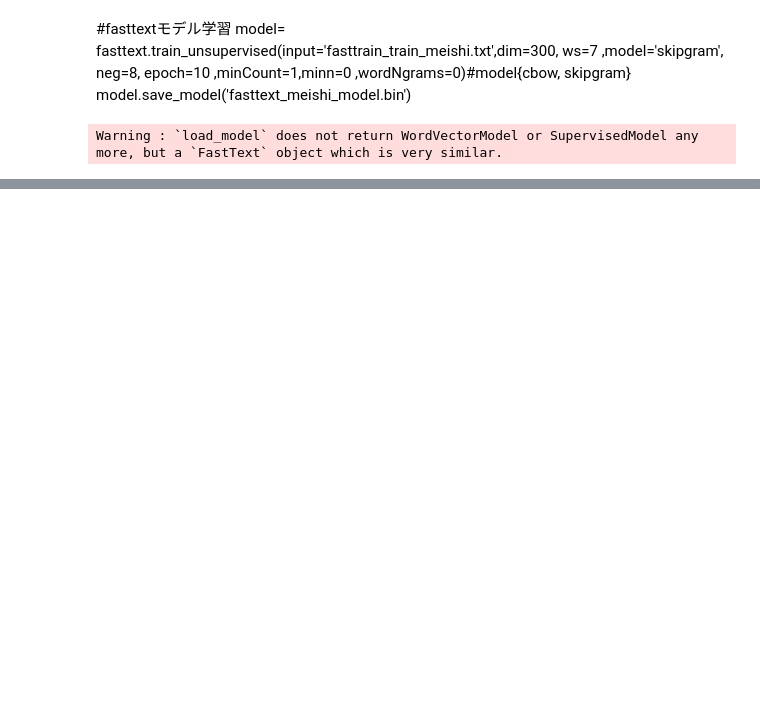
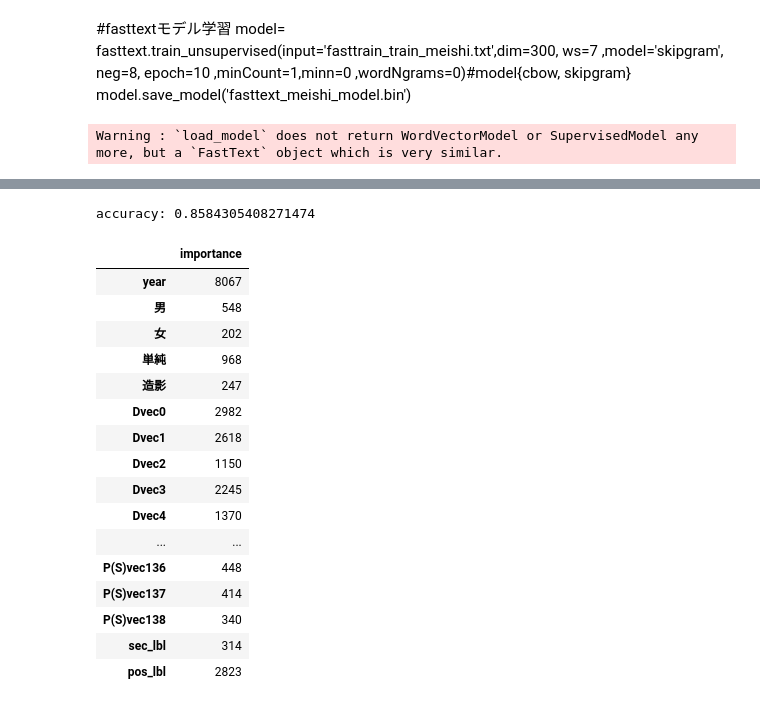
Before and after one commit to mecab-g/MRI, a Jupyter notebook: プロトコール予測/3.recomendatiion_protocol.ipynb, the cells around one changed output, grey strips where cells are left out. Drawn from its saved outputs; the diff is of its cells as text; code cells hidden in the pictures; blank space fills up the shorter version.

```diff
--- a/プロトコール予測/3.recomendatiion_protocol.ipynb
+++ b/プロトコール予測/3.recomendatiion_protocol.ipynb
@@ -223,0 +259,3 @@ x_val = val.drop(drop_col,axis=1).values
+# %%
+Xf_train, Xf_test, yf_train, yf_test = train_test_split(Xf, yf , test_size=0.3, random_state=0, stratify=yf)
+Xf_train, Xf_eval, yf_train, yf_eval = train_test_split(Xf_train, yf_train , test_size=0.3, random_state=0, stratify=yf_train)
@@ -223,0 +275,3 @@ x_val = val.drop(drop_col,axis=1).values
+# %%
+# カテゴリー変数
+categorical_features = {*sorted(['pos_lbl', 'sec_lbl'])}
@@ -223,0 +293,10 @@ x_val = val.drop(drop_col,axis=1).values
+# %%
+params = {'task': 'train',                # 学習、トレーニング ⇔　予測predict
+          'boosting_type': 'gbdt',        # 勾配ブースティング
+          'objective': 'multiclass',      # 目的関数：多値分類、マルチクラス分類
+          'metric': 'multi_logloss',      # 分類モデルの性能を測る指標
+          'num_class': 55,                 # 目的変数のクラス数
+          'learning_rate': 0.02,          # 学習率（初期値0.1）
+          'num_leaves': 23,               # 決定木の複雑度を調整（初期値31）
+          'min_data_in_leaf': 1,          # データの最小数（初期値20）
+         }
@@ -223,0 +353,31 @@ x_val = val.drop(drop_col,axis=1).values
+# %%
+# テストデータで予測
+y_pred = model.predict(X_test, num_iteration=model.best_iteration)
+y_pred_max = np.argmax(y_pred, axis=1)
+
+# Accuracy の計算
+accuracy = sum(y_test == y_pred_max) / len(y_test)
+print('accuracy:', accuracy)
+
+# feature importanceを表示
+importance = pd.DataFrame(model.feature_importance(), index=X.columns, columns=['importance'])
+display(importance)
+# %% [output]
+accuracy: 0.8584305408271474
+|  | importance |
+| year | 8067 |
+| 男 | 548 |
+| 女 | 202 |
+| 単純 | 968 |
+| 造影 | 247 |
+| Dvec0 | 2982 |
+| Dvec1 | 2618 |
+| Dvec2 | 1150 |
+| Dvec3 | 2245 |
+| Dvec4 | 1370 |
+| ... | ... |
+| P(S)vec136 | 448 |
+| P(S)vec137 | 414 |
+| P(S)vec138 | 340 |
+| sec_lbl | 314 |
+| pos_lbl | 2823 |
```
Also changed, not shown: parts of 75 cells of this notebook.
